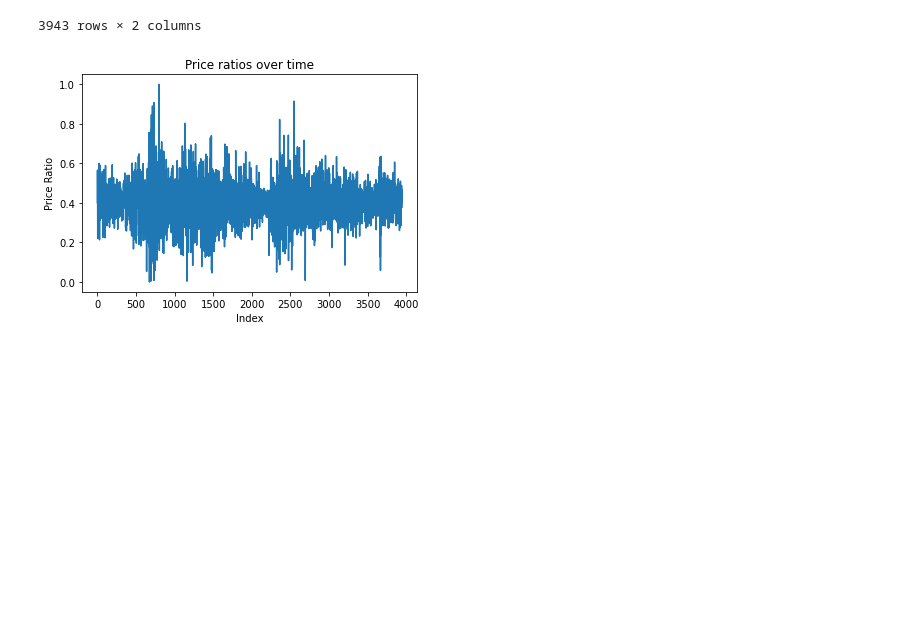
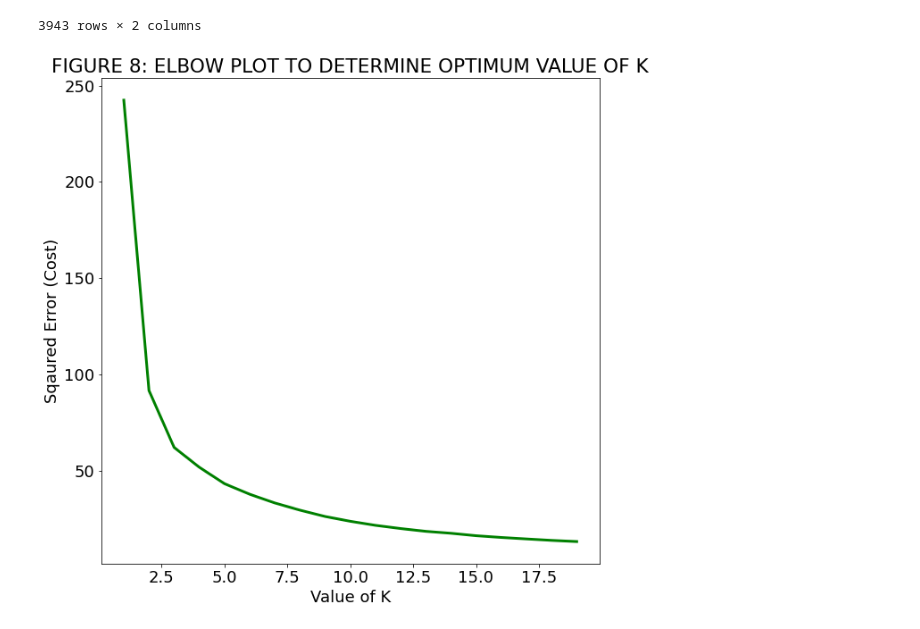
Before and after one commit to ruslanmasinjila/Applied_Data_Science_With_Python, a Jupyter notebook: EURUSD/eurusd_v2.ipynb, the cells around one changed output. Saved outputs shown, nothing was run; the diff lists cells and outputs as text; code cells hidden in the pictures; blank space fills up the shorter version.

```diff
--- a/EURUSD/eurusd_v2.ipynb
+++ b/EURUSD/eurusd_v2.ipynb
@@ -38,12 +42,24 @@ prices_standardized
 | 3941 | 0.273019 | 0.465814 |
 | 3942 | 0.270164 | 0.378306 |
 3943 rows × 2 columns
-# %%
-fig = plt.figure()
-prices_standardized['Ratio'].plot( )
-plt.xlabel("Index")
-plt.ylabel("Price Ratio")
-plt.title("Price ratios over time")
-plt.show()
-# %% [output]
-[figure, removed]
+# %%
+# Finding the value of K
+cost =[]
+for i in range(1, 20):
+    KM = KMeans(n_clusters = i, max_iter = 500)
+    KM.fit(prices_standardized) # USE STANDARDIZED DATA HERE
+
+    # calculates squared error for the clustered points
+    cost.append(KM.inertia_)
+
+
+# plot the cost against K values
+plt.rcParams['figure.figsize'] = [10, 10]
+plt.rcParams.update({'font.size': 18})
+plt.plot(range(1, 20), cost, color ='g', linewidth ='3')
+plt.xlabel("Value of K")
+plt.ylabel("Sqaured Error (Cost)")
+plt.title("FIGURE 8: ELBOW PLOT TO DETERMINE OPTIMUM VALUE OF K")
+plt.show()
+# %% [output]
+[figure, added]
```
Also changed, not shown: parts of 2 cells of this notebook, 2 other files.
